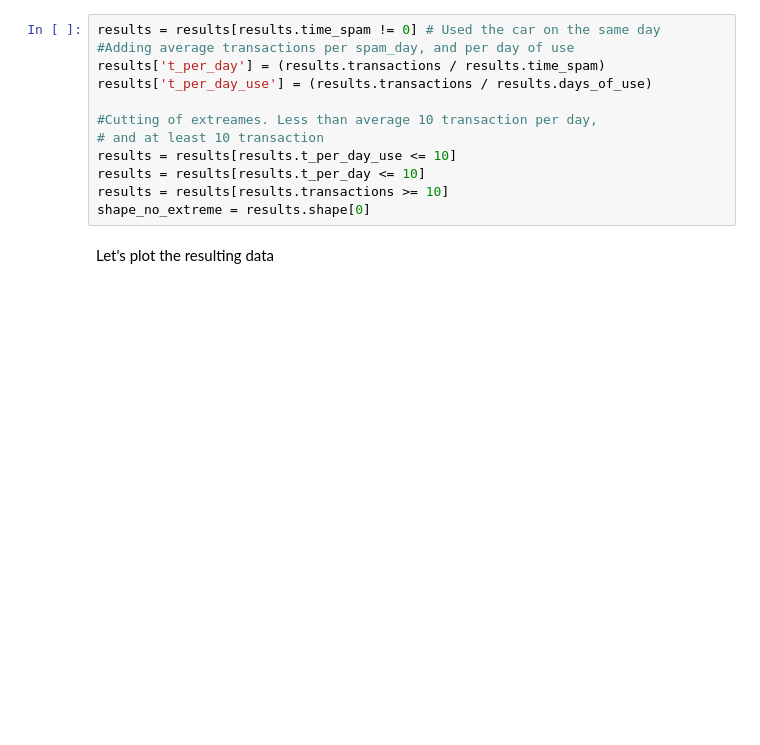
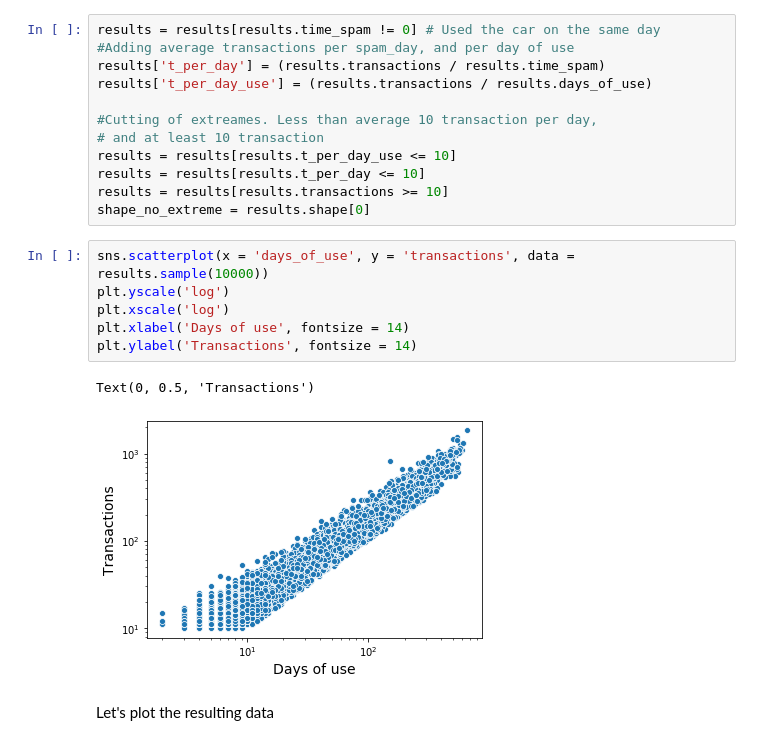
Before and after one commit to jdcaicedo251/cp255, a Jupyter notebook: data cleaning_filters_definition.ipynb, the cells around one changed output. Saved outputs shown, nothing was run; the diff lists cells and outputs as text; blank space fills up the shorter version.

```diff
--- a/data cleaning_filters_definition.ipynb
+++ b/data cleaning_filters_definition.ipynb
@@ -177,6 +177,15 @@ results = results[results.t_per_day_use <= 10]
 results = results[results.t_per_day <= 10]
 results = results[results.transactions >= 10]
 shape_no_extreme = results.shape[0]
+# %%
+sns.scatterplot(x = 'days_of_use', y = 'transactions', data = results.sample(10000))
+plt.yscale('log')
+plt.xscale('log')
+plt.xlabel('Days of use', fontsize = 14)
+plt.ylabel('Transactions', fontsize = 14)
+# %% [output]
+Text(0, 0.5, 'Transactions')
+[figure, added]
 # %% [markdown]
 Let's plot the resulting data
 # %%
```
Also changed, not shown: 4 other files.
